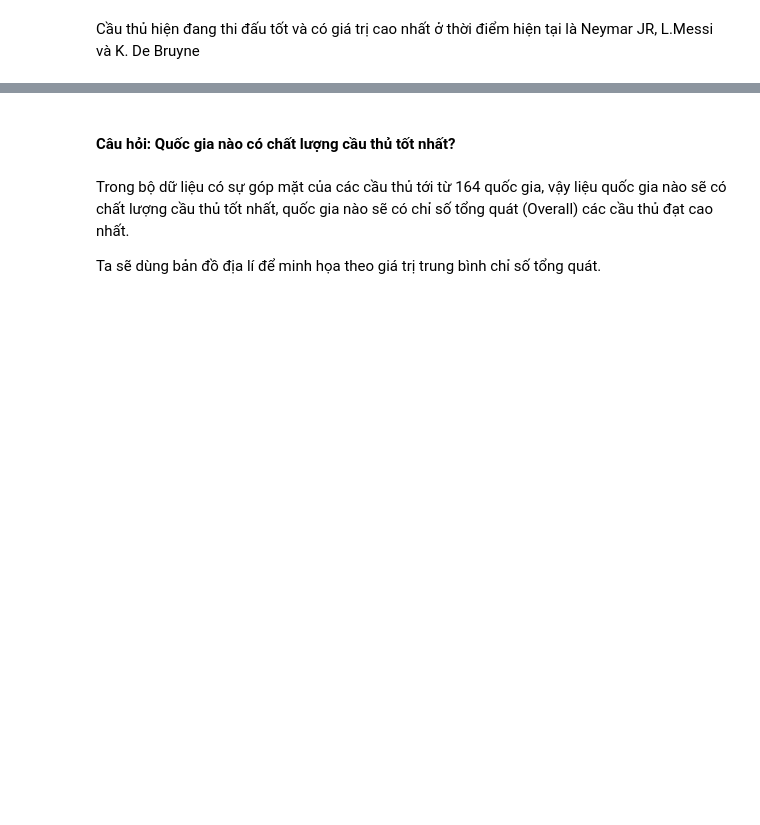
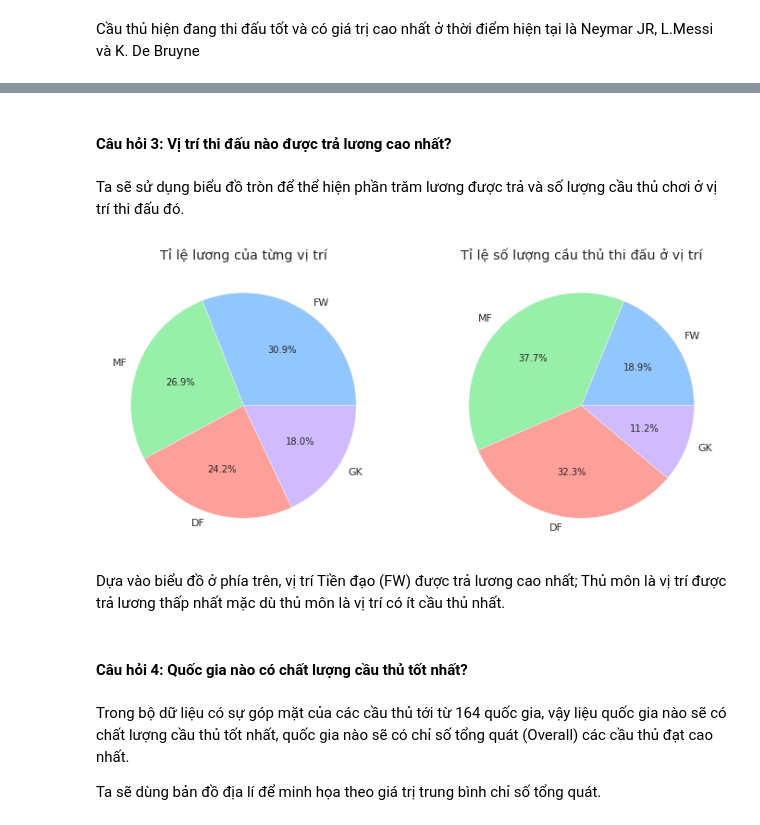
Before and after one commit to heraclex12/Data-Science-Final-Project, a Jupyter notebook: 1712442-TranTrungHieu.ipynb, the cells around one changed output, grey strips where cells are left out. Saved outputs shown, nothing was run; the diff lists cells and outputs as text; code cells hidden in the pictures; blank space fills up the shorter version.

```diff
--- a/1712442-TranTrungHieu.ipynb
+++ b/1712442-TranTrungHieu.ipynb
@@ -552,5 +606,34 @@ Cầu thủ hiện đang thi đấu tốt và có giá trị cao nhất ở th
+# %% [markdown]
+#### Câu hỏi 3: Vị trí thi đấu nào được trả lương cao nhất?
+# %% [markdown]
+Ta sẽ sử dụng biểu đồ tròn để thể hiện phần trăm lương được trả và số lượng cầu thủ chơi ở vị trí thi đấu đó.
+# %%
+plt.figure(figsize=(12, 12))
+
+# Lấy ra trung bình của Wage và đếm vị trí theo ID
+position_with_value = football_df[['Position', 'Wage', 'ID']].groupby('Position') \
+                                                            .agg({'ID':'count', 'Wage':'mean'}) \
+                                                            .reset_index()
+position_with_value = position_with_value.sort_values(['Wage'], ascending=False)
+
+# Vẽ pie chart của tỉ lệ lương từng vị trí
+plt.subplot(121)
+
+plt.pie(position_with_value.Wage, labels=position_with_value.Position, autopct='%1.1f%%')
+plt.title('Tỉ lệ lương của từng vị trí')
+
+# Vẽ pie chart của tỉ lệ số lượng cầu thủ theo vị trí
+plt.subplot(122)
+plt.pie(position_with_value.ID, labels=position_with_value.Position, autopct='%1.1f%%')
+plt.title('Tỉ lệ số lượng cầu thủ thi đấu ở vị trí')
+
+plt.show()
+# %% [output]
+[figure, added]
+# %% [markdown]
+Dựa vào biểu đồ ở phía trên, vị trí Tiền đạo (FW) được trả lương cao nhất; Thủ môn là vị trí được trả lương thấp nhất mặc dù thủ môn là vị trí có ít cầu thủ nhất.
 # %% [markdown]
-#### Câu hỏi: Quốc gia nào có chất lượng cầu thủ tốt nhất?
+#### Câu hỏi 4: Quốc gia nào có chất lượng cầu thủ tốt nhất?
 # %% [markdown]
 Trong bộ dữ liệu có sự góp mặt của các cầu thủ tới từ 164 quốc gia, vậy liệu quốc gia nào sẽ có chất lượng cầu thủ tốt nhất, quốc gia nào sẽ có chỉ số tổng quát (Overall) các cầu thủ đạt cao nhất.
 
```
Also changed, not shown: parts of 9 cells of this notebook.
